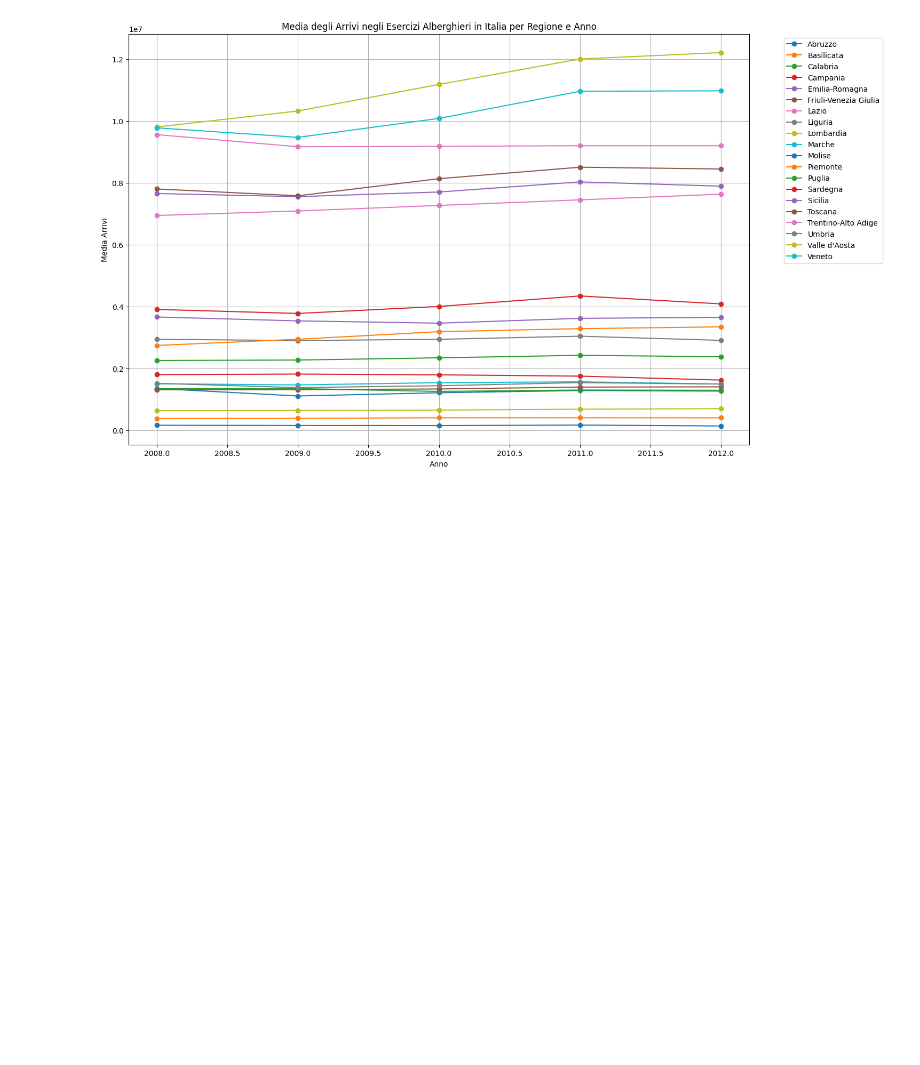
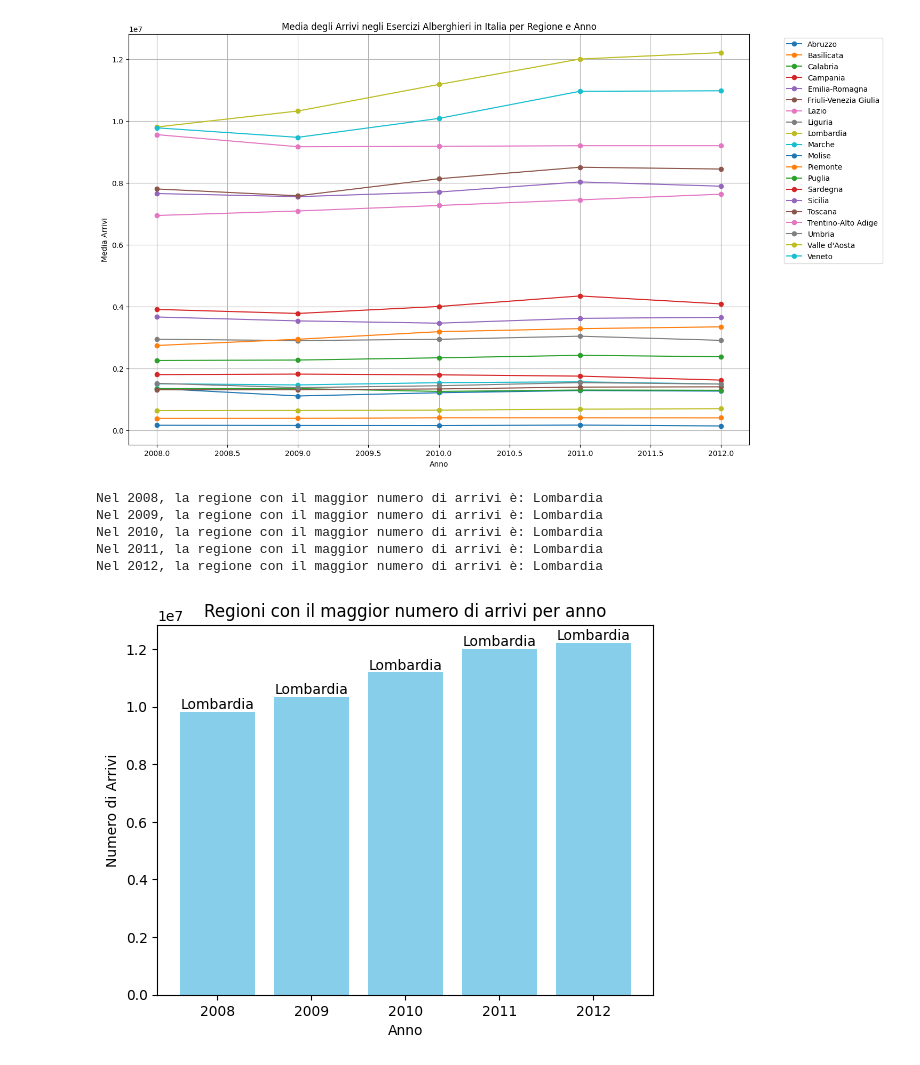
Before and after one commit to UghettoFilippo/Progetto_gruppo8, a Jupyter notebook: esercitzaione280524.ipynb, the cells around one changed output. Drawn from its saved outputs; the diff is of its cells as text; code cells hidden in the pictures; blank space fills up the shorter version.

```diff
--- a/esercitzaione280524.ipynb
+++ b/esercitzaione280524.ipynb
@@ -101,3 +101,37 @@ calcola_media_arrivi_per_regione_e_anno(df_arrivi_alb)
 plot_media_arrivi_per_regione_e_anno(media_arrivi_per_regione_anno)
 # %% [output]
 [figure]
+# %%
+
+
+def regione_con_piu_arrivi_per_anno(df_arrivi_alb):
+    anni = df_arrivi_alb['Anno'].unique()
+    anni_lista = []
+    arrivi_max_lista = []
+
+    for anno in anni:
+        subset = df_arrivi_alb[df_arrivi_alb['Anno'] == anno]
+        regione_max_arrivi = subset.loc[subset['Arrivi'].idxmax()]['Regione']
+        print(f"Nel {anno}, la regione con il maggior numero di arrivi è: {regione_max_arrivi}")
+
+        anni_lista.append(anno)
+        arrivi_max_lista.append(subset['Arrivi'].max())
+
+    plt.bar(anni_lista, arrivi_max_lista, color='skyblue')
+
+    for anno, arrivi_max, regione in zip(anni_lista, arrivi_max_lista, df_arrivi_alb.loc[df_arrivi_alb.groupby('Anno')['Arrivi'].idxmax()]['Regione']):
+        plt.text(anno, arrivi_max, regione, ha='center', va='bottom')
+
+    plt.xlabel('Anno')
+    plt.ylabel('Numero di Arrivi')
+    plt.title('Regioni con il maggior numero di arrivi per anno')
+    plt.show()
+
+regione_con_piu_arrivi_per_anno(df_arrivi_alb)
+# %% [output]
+Nel 2008, la regione con il maggior numero di arrivi è: Lombardia
+Nel 2009, la regione con il maggior numero di arrivi è: Lombardia
+Nel 2010, la regione con il maggior numero di arrivi è: Lombardia
+Nel 2011, la regione con il maggior numero di arrivi è: Lombardia
+Nel 2012, la regione con il maggior numero di arrivi è: Lombardia
+[figure, added]
```
Also changed, not shown: parts of 1 cell of this notebook.
